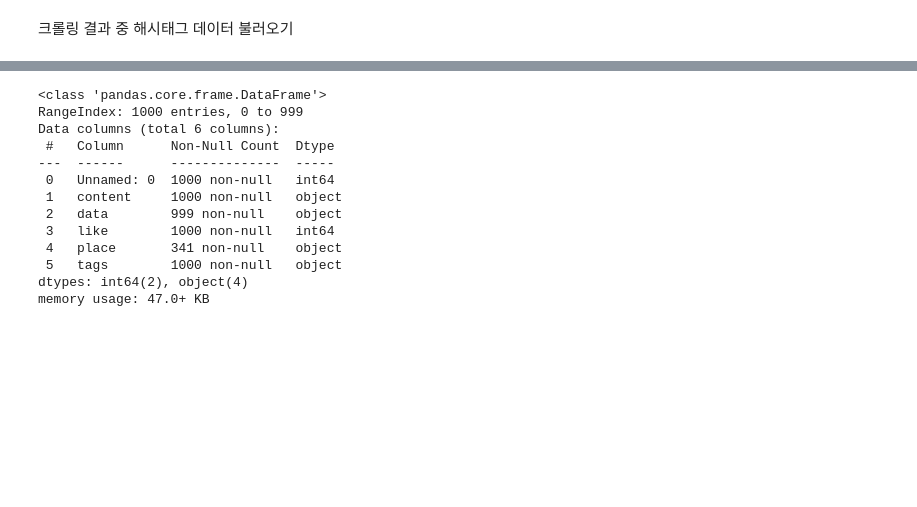
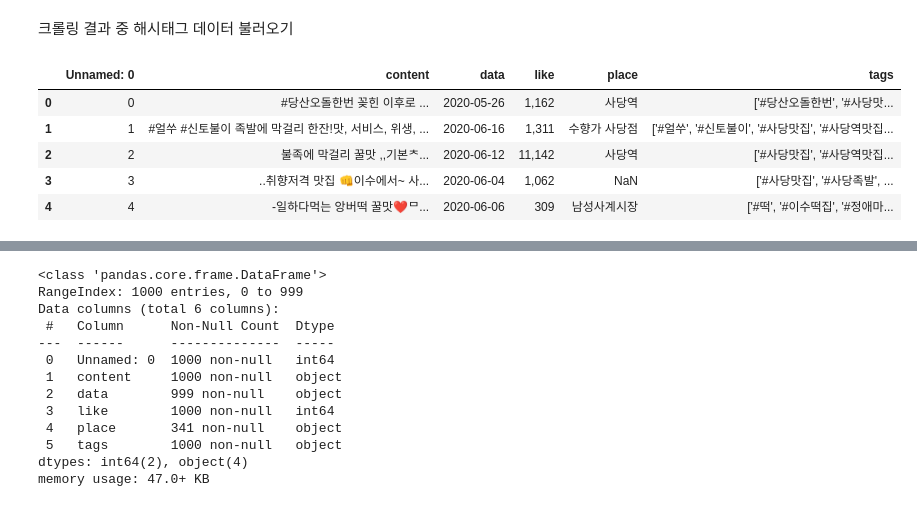
Before and after one commit to ek1816/CODE, a Jupyter notebook: Instagram_Crawling/사당맛집_데이터분석.ipynb, the cells around one changed output, grey strips where cells are left out. Cells and saved outputs as stored; diff of their text form; code cells hidden in the pictures; blank space fills up the shorter version.

```diff
--- a/Instagram_Crawling/사당맛집_데이터분석.ipynb
+++ b/Instagram_Crawling/사당맛집_데이터분석.ipynb
@@ -5,4 +5,12 @@
 # %%
 import pandas as pd
 raw_total = pd.read_excel("C:\\Users\\KIM EUNKI\\Google 드라이브\\GitHub\\Practice\\Instagram_Crawling\\Insta_Sadang.xlsx")
-raw_total['tags']
+
+raw_total.head()
+# %% [output]
+|  | Unnamed: 0 | content | data | like | place | tags |
+| 0 | 0 | #당산오돌한번 꽂힌 이후로 ... | 2020-05-26 | 1,162 | 사당역 | ['#당산오돌한번', '#사당맛... |
+| 1 | 1 | #얼쑤 #신토불이 족발에 막걸리 한잔!맛, 서비스, 위생, ... | 2020-06-16 | 1,311 | 수향가 사당점 | ['#얼쑤', '#신토불이', '#사당맛집', '#사당역맛집... |
+| 2 | 2 | 불족에 막걸리 꿀맛 ,,기본ᄎ... | 2020-06-12 | 11,142 | 사당역 | ['#사당맛집', '#사당역맛집... |
+| 3 | 3 | ..취향저격 맛집 👊이수에서~ 사... | 2020-06-04 | 1,062 | NaN | ['#사당맛집', '#사당족발', ... |
+| 4 | 4 | -일하다먹는 앙버떡 꿀맛❤️ᄆ... | 2020-06-06 | 309 | 남성사계시장 | ['#떡', '#이수떡집', '#정애마... |
```
Also changed, not shown: parts of 7 cells of this notebook, 2 other files.
